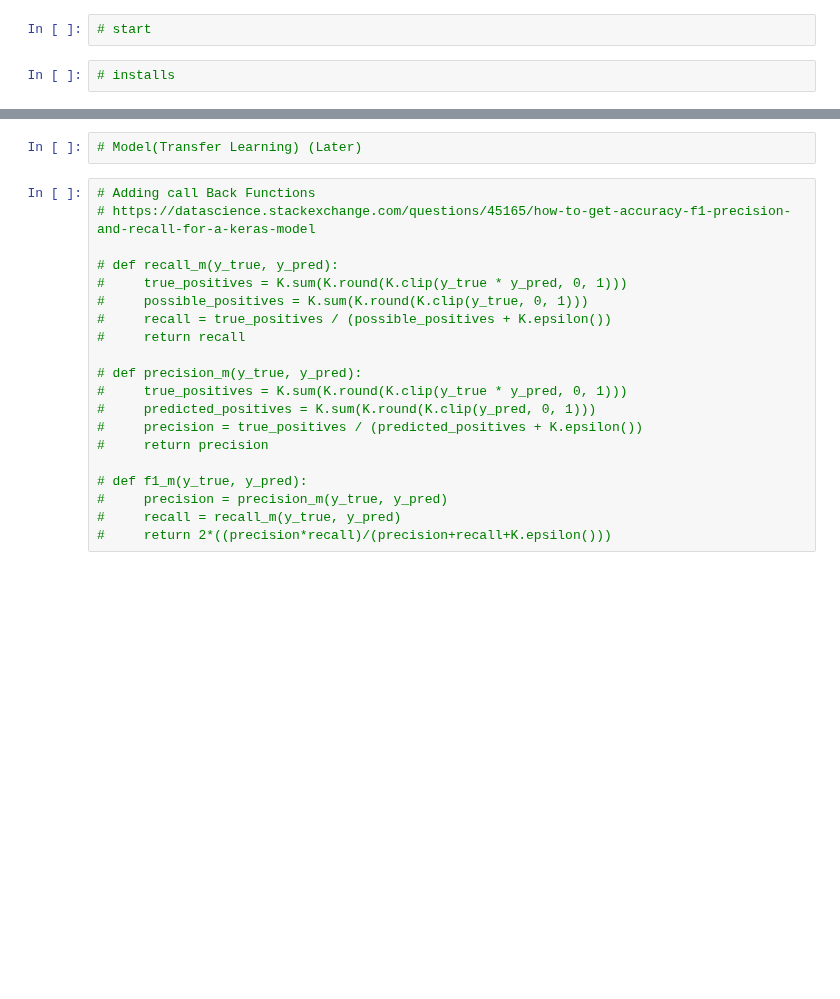
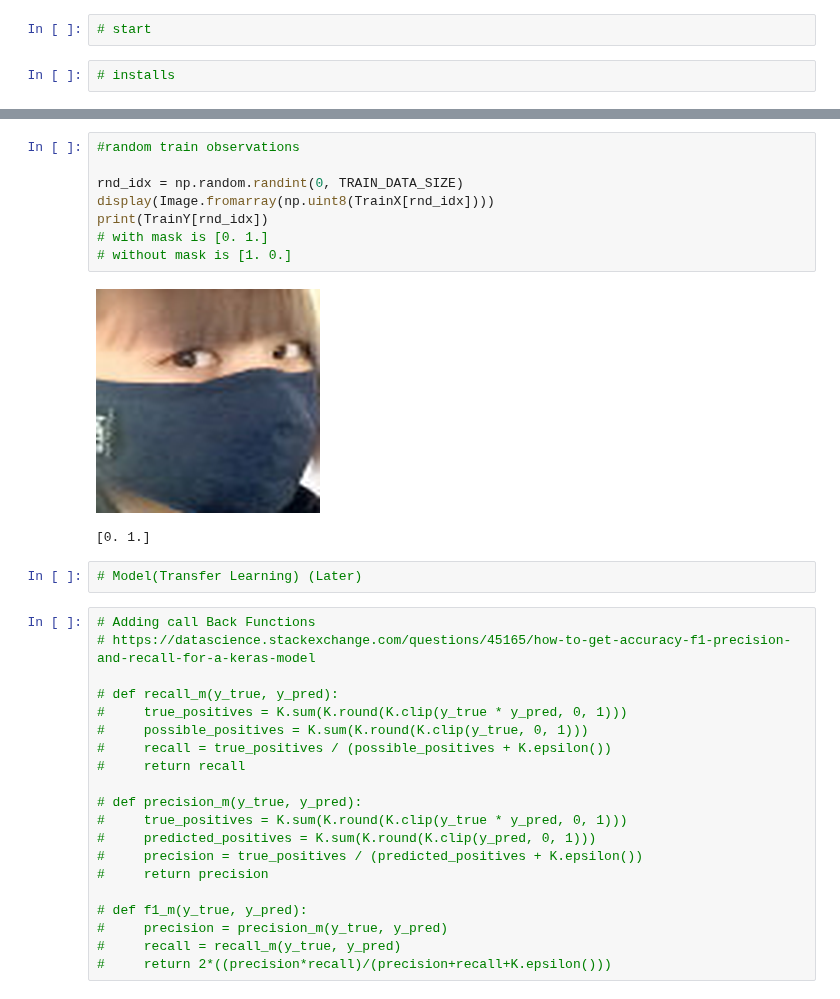
Before and after one commit to vipul43/Face_Mask_Detection, a Jupyter notebook: model.ipynb, the cells around one changed output, grey strips where cells are left out. Cells and saved outputs as stored; diff of their text form; blank space fills up the shorter version.

```diff
--- a/model.ipynb
+++ b/model.ipynb
@@ -117,3 +96,14 @@ Validation-dataset-length 50
+# %%
+#random train observations
+
+rnd_idx = np.random.randint(0, TRAIN_DATA_SIZE)
+display(Image.fromarray(np.uint8(TrainX[rnd_idx])))
+print(TrainY[rnd_idx])
+# with mask is [0. 1.]
+# without mask is [1. 0.]
+# %% [output]
+[figure, added]
+[0. 1.]
 # %%
 # Model(Transfer Learning) (Later)
 # %%
```
Also changed, not shown: parts of 6 cells of this notebook.
